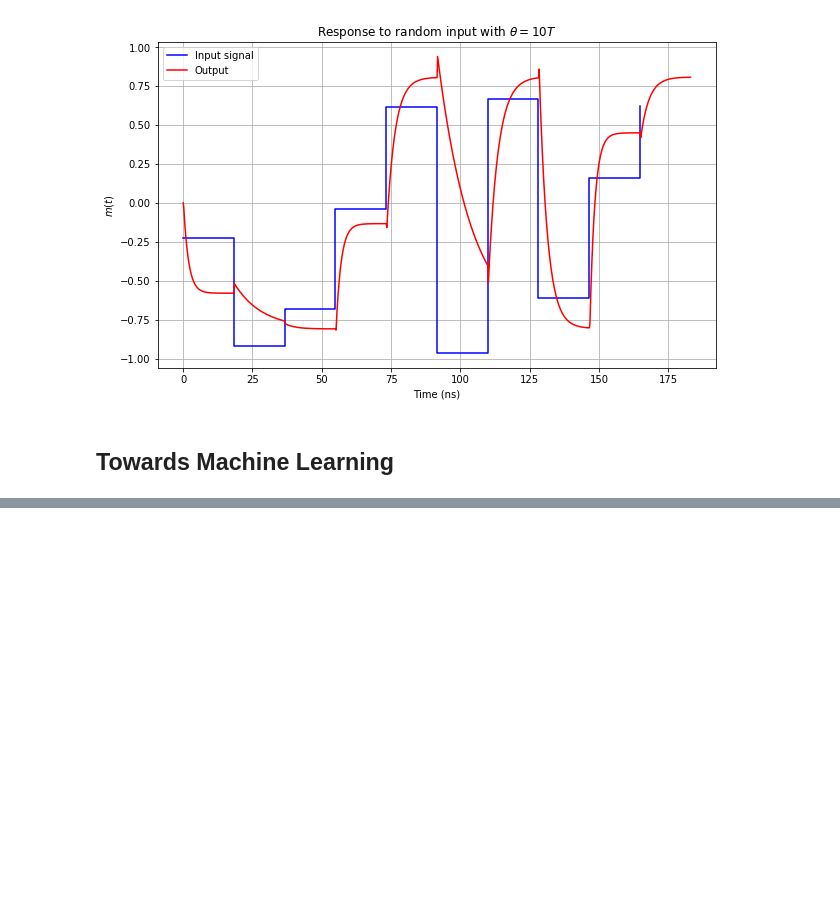
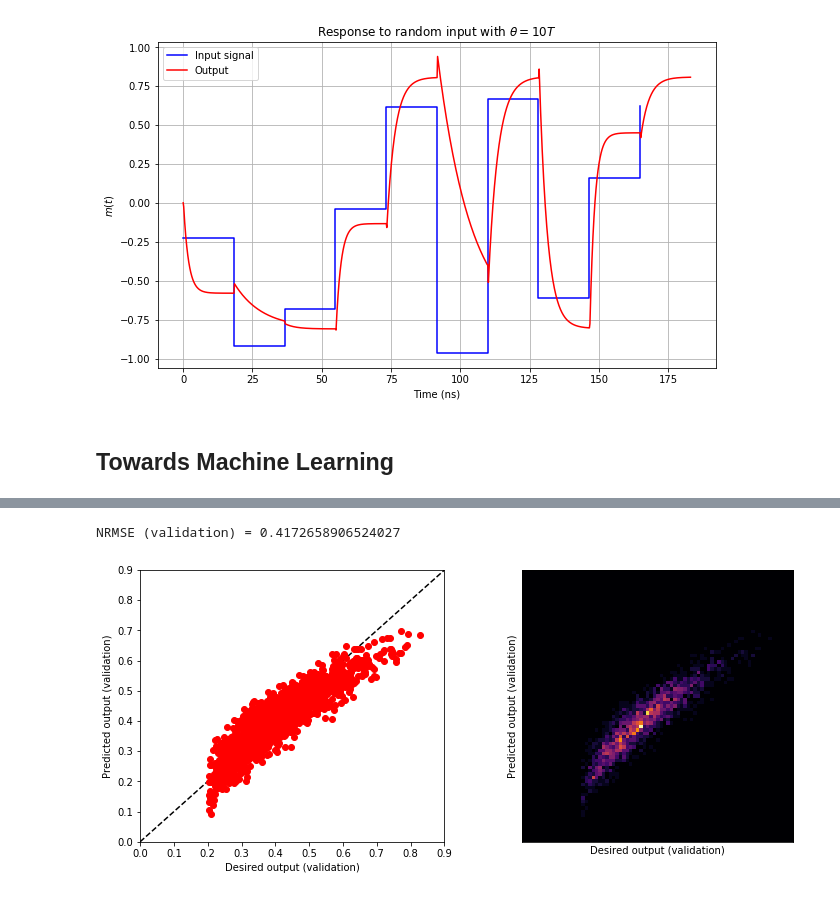
Before and after one commit to spintronic-computing-group/spnc, a Jupyter notebook: notebooks/SPNC-anisotropy/SP_anisotropy_learning.ipynb, the cells around one changed output, grey strips where cells are left out. Saved outputs shown, nothing was run; the diff lists cells and outputs as text; code cells hidden in the pictures; blank space fills up the shorter version.

```diff
--- a/notebooks/SPNC-anisotropy/SP_anisotropy_learning.ipynb
+++ b/notebooks/SPNC-anisotropy/SP_anisotropy_learning.ipynb
@@ -2044,0 +549,25 @@ This is somewhat better, although definitely worse than the low $\beta'$ case. I
+# %%
+print("NRMSE (validation) = "+str(NRMSE_list(y_valid,y_pred_valid)))
+plt.figure(figsize=(12,5))
+plt.subplot(121)
+plt.plot(np.linspace(0,1.0),np.linspace(0,1.0), 'k--' )
+plt.plot(y_valid,y_pred_valid,'ro')
+plt.xlabel("Desired output (validation)")
+plt.ylabel("Predicted output (validation)")
+plt.xlim(0,0.9)
+plt.ylim(0,0.9)
+plt.subplot(122)
+nbins = int(2*np.sqrt(Nvalid))
+H, xedges, yedges  = np.histogram2d(y_valid,y_pred_valid,bins = nbins,range=[[0, 1], [0, 1]])
+H = H.T
+plt.imshow(H,origin='low',cmap='inferno')
+plt.xlabel("Desired output (validation)")
+plt.ylabel("Predicted output (validation)")
+plt.xticks([],[''])
+plt.yticks([],[''])
+plt.xlim(0,0.9*nbins)
+plt.ylim(0,0.9*nbins)
+plt.show()
+# %% [output]
+NRMSE (validation) = 0.4172658906524027
+[figure, added]
```
Also changed, not shown: parts of 117 cells of this notebook, 3 other files.
